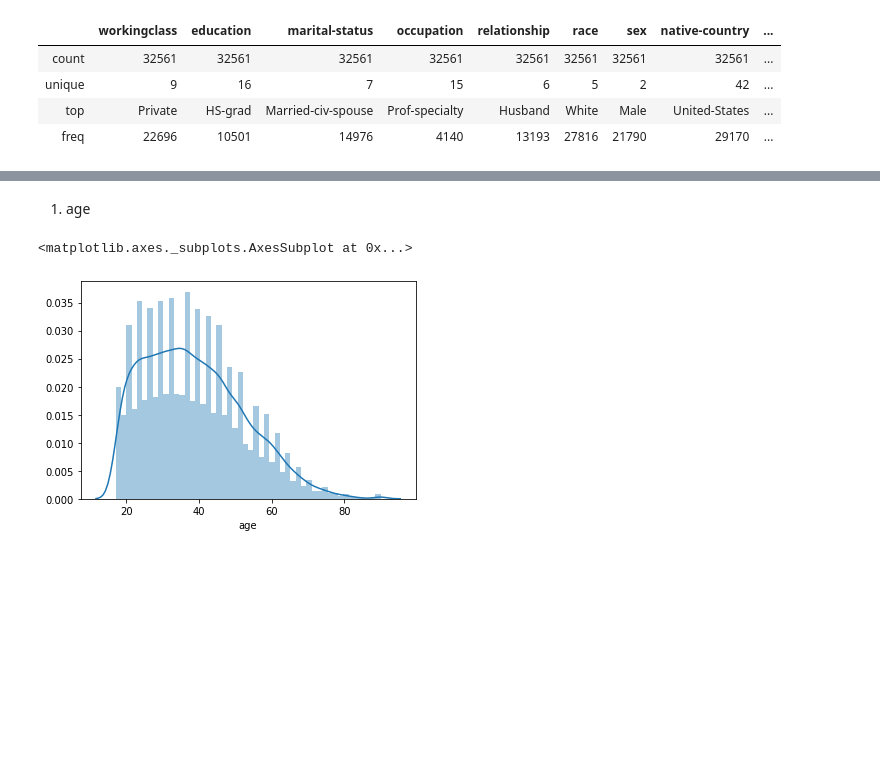
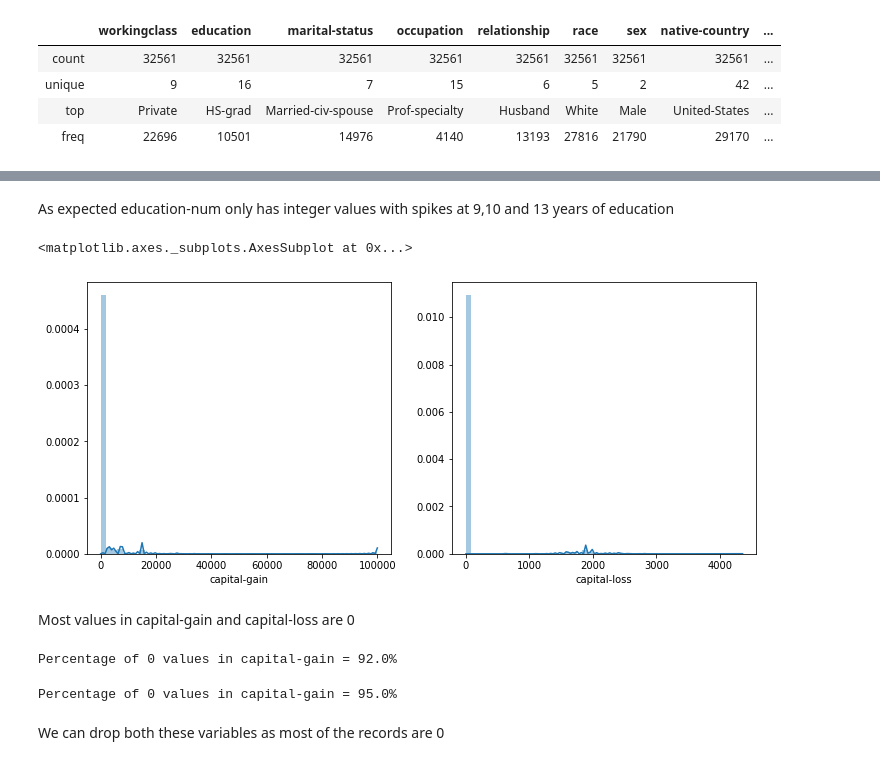
Before and after one commit to Onk24/Census_Income, a Jupyter notebook: Census_income.ipynb, the cells around one changed output, grey strips where cells are left out. Cells and saved outputs as stored; diff of their text form; code cells hidden in the pictures; blank space fills up the shorter version.

```diff
--- a/Census_income.ipynb
+++ b/Census_income.ipynb
@@ -117 +141,22 @@ Most (~70% +) of the data consists of people of **workingclass = Private, Race =
+# %% [markdown]
+As expected education-num only has integer values with spikes at 9,10 and 13 years of education
+# %%
+fig, ax = plt.subplots(1,2, figsize = (12,5))
+sns.distplot(adult_df["capital-gain"], ax = ax[0])
+sns.distplot(adult_df["capital-loss"], ax = ax[1])
+# %% [output]
+<matplotlib.axes._subplots.AxesSubplot at 0x...>
+[figure, added]
+# %% [markdown]
+Most values in capital-gain and capital-loss are 0
+# %%
+print("Percentage of 0 values in capital-gain = "+str(round(np.mean(adult_df["capital-gain"]==0),2)*100)+"%")
+# %% [output]
+Percentage of 0 values in capital-gain = 92.0%
+# %%
+print("Percentage of 0 values in capital-gain = "+str(round(np.mean(adult_df["capital-loss"]==0),2)*100)+"%")
+# %% [output]
+Percentage of 0 values in capital-gain = 95.0%
+# %% [markdown]
+We can drop both these variables as most of the records are 0
 # %%
@@ -120,7 +163,0 @@ adult_df.drop("fnlwgt", axis = 1, inplace = True)
-# %% [markdown]
-1) age
-# %%
-sns.distplot(adult_df["age"])
-# %% [output]
-<matplotlib.axes._subplots.AxesSubplot at 0x...>
-[figure, removed]
```
Also changed, not shown: parts of 12 cells of this notebook.
